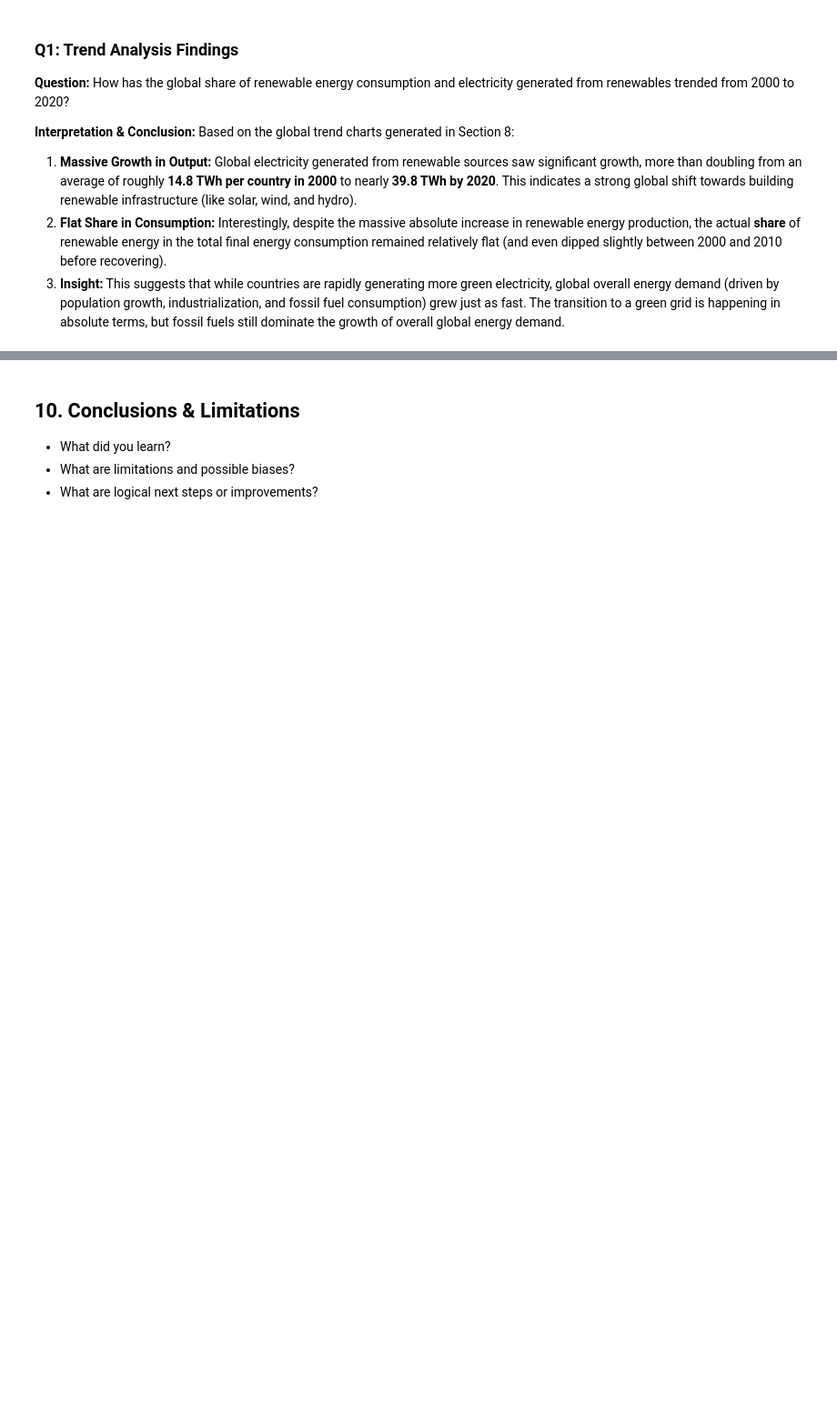
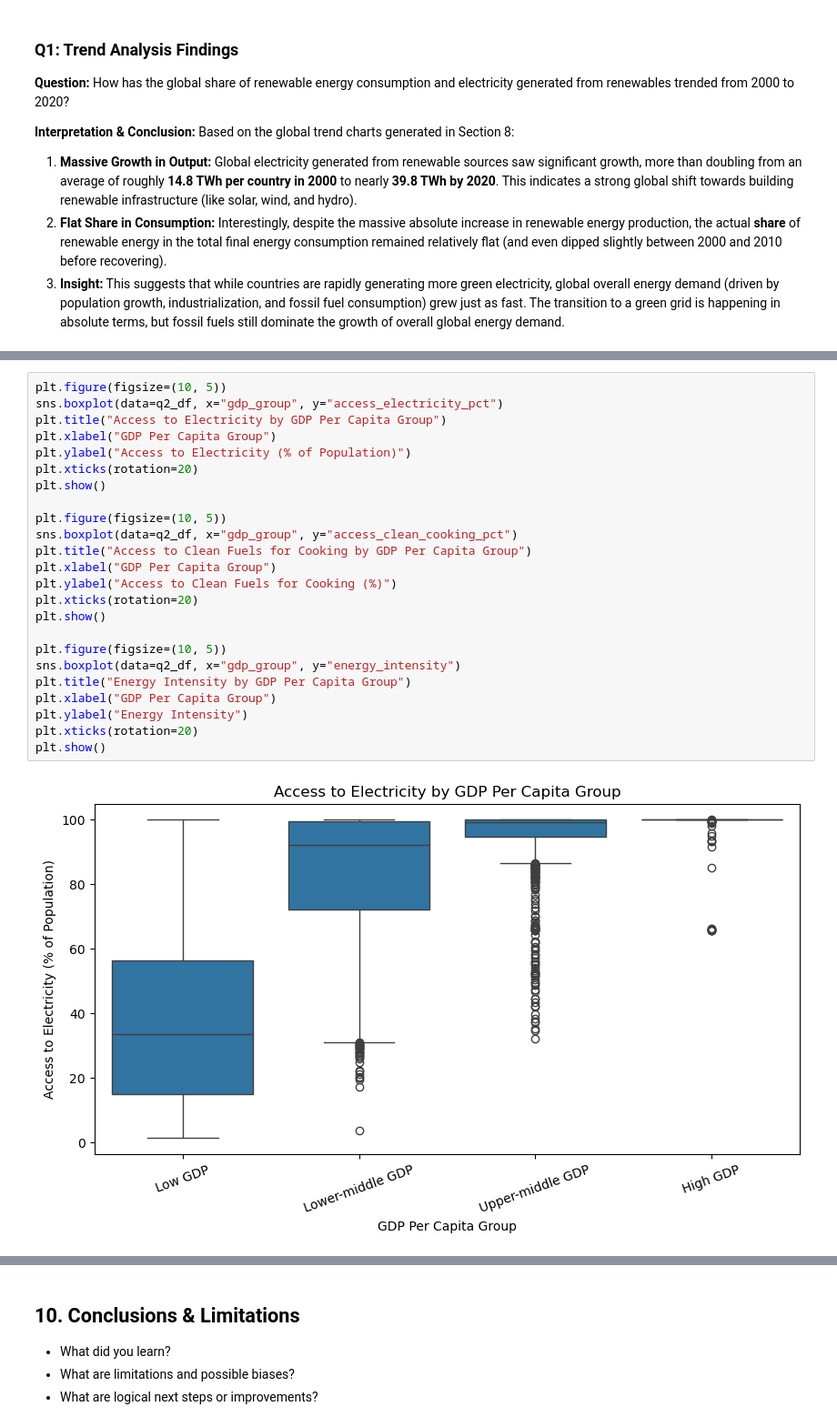
Before and after one commit to cooldudeandguy2004/DataScienceFundamentalsProject, a Jupyter notebook: TT3L_G7_Notebook.ipynb, the cells around one changed output, grey strips where cells are left out. Shown at 91% size. Drawn from its saved outputs; the diff is of its cells as text; blank space fills up the shorter version.

```diff
--- a/TT3L_G7_Notebook.ipynb
+++ b/TT3L_G7_Notebook.ipynb
@@ -517,0 +601,26 @@ Based on the global trend charts generated in Section 8:
+# %%
+plt.figure(figsize=(10, 5))
+sns.boxplot(data=q2_df, x="gdp_group", y="access_electricity_pct")
+plt.title("Access to Electricity by GDP Per Capita Group")
+plt.xlabel("GDP Per Capita Group")
+plt.ylabel("Access to Electricity (% of Population)")
+plt.xticks(rotation=20)
+plt.show()
+
+plt.figure(figsize=(10, 5))
+sns.boxplot(data=q2_df, x="gdp_group", y="access_clean_cooking_pct")
+plt.title("Access to Clean Fuels for Cooking by GDP Per Capita Group")
+plt.xlabel("GDP Per Capita Group")
+plt.ylabel("Access to Clean Fuels for Cooking (%)")
+plt.xticks(rotation=20)
+plt.show()
+
+plt.figure(figsize=(10, 5))
+sns.boxplot(data=q2_df, x="gdp_group", y="energy_intensity")
+plt.title("Energy Intensity by GDP Per Capita Group")
+plt.xlabel("GDP Per Capita Group")
+plt.ylabel("Energy Intensity")
+plt.xticks(rotation=20)
+plt.show()
+# %% [output]
+[figure, added]
```
Also changed, not shown: parts of 14 cells of this notebook.
